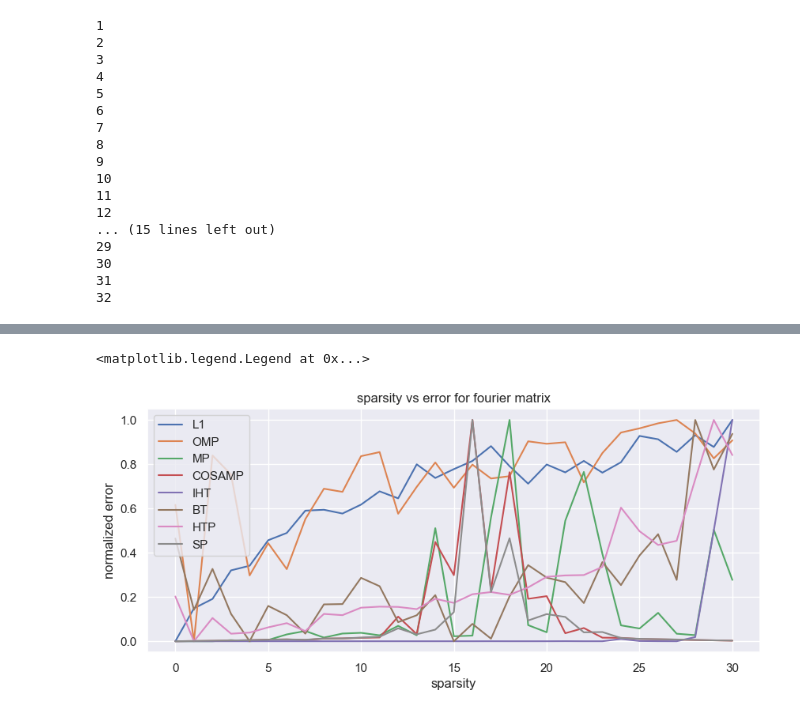
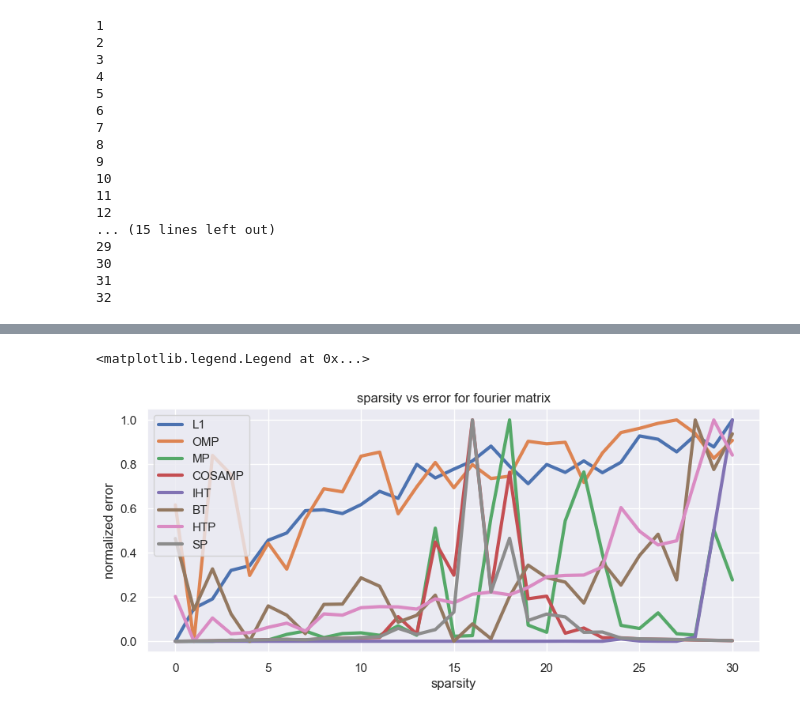
Before and after one commit to shouryaverma/compressed_sensing_project, a Jupyter notebook: recovery_algorithms.ipynb, the cells around one changed output, grey strips where cells are left out. Drawn from its saved outputs; the diff is of its cells as text; code cells hidden in the pictures.

```diff
--- a/recovery_algorithms.ipynb
+++ b/recovery_algorithms.ipynb
@@ -320,17 +320,17 @@ plt.legend()
-# %%
-plt.figure(figsize=(10,4))
-plt.plot(L1min_sol_f,label='L1')
-plt.plot(OMP_sol_f,label='OMP')
-plt.plot(MP_sol_f,label='MP')
-plt.plot(COSAMP_sol_f,label='COSAMP')
-plt.plot(IHT_sol_f,label='IHT')
-plt.plot(BT_sol_f,label='BT')
-plt.plot(HTP_sol_f,label='HTP')
-plt.plot(SP_sol_f,label='SP')
-plt.xlabel('sparsity')
-plt.ylabel('normalized error')
-plt.title('sparsity vs error for fourier matrix')
-plt.legend()
-# %% [output]
-<matplotlib.legend.Legend at 0x...>
-[figure, removed]
+# %%
+plt.figure(figsize=(10,4))
+plt.plot(L1min_sol_f,label='L1',linewidth=3)
+plt.plot(OMP_sol_f,label='OMP',linewidth=3)
+plt.plot(MP_sol_f,label='MP',linewidth=3)
+plt.plot(COSAMP_sol_f,label='COSAMP',linewidth=3)
+plt.plot(IHT_sol_f,label='IHT',linewidth=3)
+plt.plot(BT_sol_f,label='BT',linewidth=3)
+plt.plot(HTP_sol_f,label='HTP',linewidth=3)
+plt.plot(SP_sol_f,label='SP',linewidth=3)
+plt.xlabel('sparsity')
+plt.ylabel('normalized error')
+plt.title('sparsity vs error for fourier matrix')
+plt.legend()
+# %% [output]
+<matplotlib.legend.Legend at 0x...>
+[figure, added]
```
Also changed, not shown: parts of 5 cells of this notebook.
